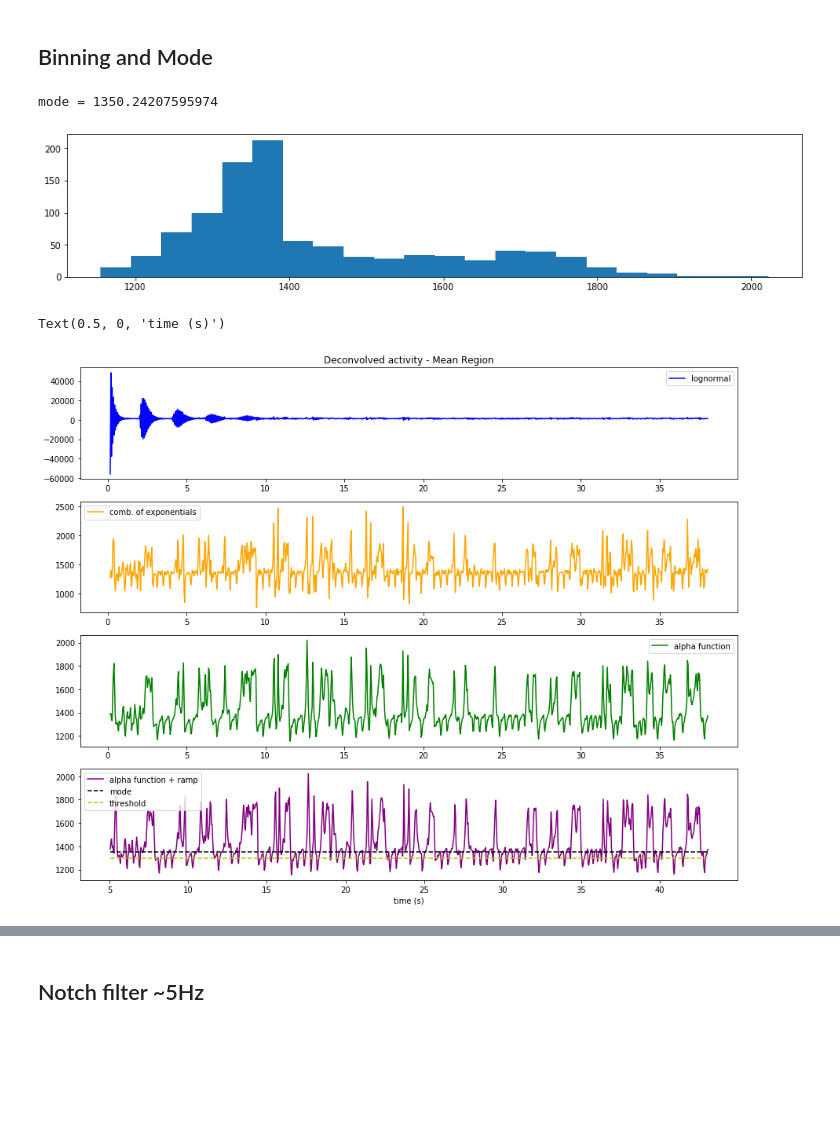
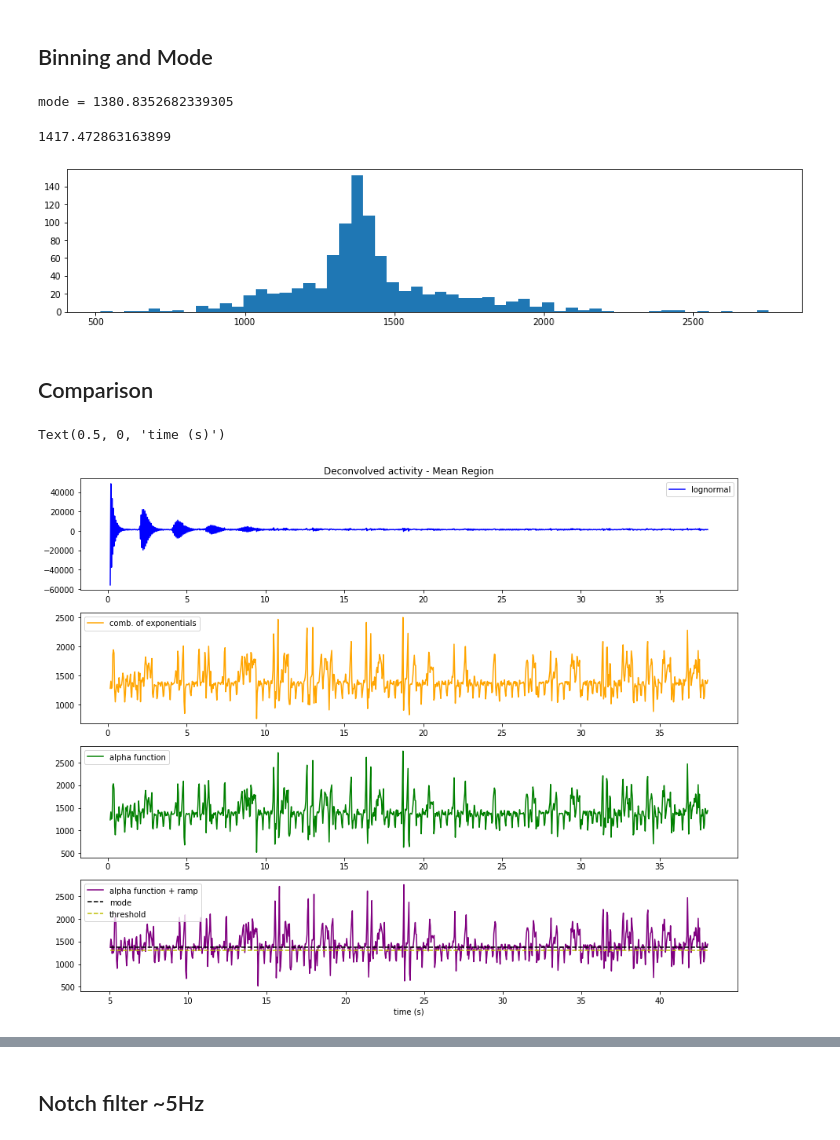
Before and after one commit to APE-group/cobrawap, a Jupyter notebook: showcase_notebooks/ult_deconvolution_quality.ipynb, the cells around one changed output, grey strips where cells are left out. Cells and saved outputs as stored; diff of their text form; code cells hidden in the pictures; blank space fills up the shorter version.

```diff
--- a/showcase_notebooks/ult_deconvolution_quality.ipynb
+++ b/showcase_notebooks/ult_deconvolution_quality.ipynb
@@ -102,8 +103,8 @@ def alpha(t,tau,n):
     func = (t/tau)**n * np.exp(-t/tau)
     return func / (np.sum(func)*t_step)
 # %%
-n = 0 #0.8 log
-tau = 0.4 #0.215 log 0.289 last
+n = 1 #0.8 log
+tau = 0.2 #0.215 log 0.289 last
 test2 = alpha(time,tau,n)
 # calculating the Fourier transform
 test2_ft = np.fft.rfft(test2)
@@ -237,21 +236,26 @@ ramp_activity_2 = deconvolve(y_ramp, test2[:50])
 # %%
 # kernel estimation on data
 kde = gaussian_kde(ramp_activity_2[0], bw_method='silverman')
-
-sp_def = 100000
-ker_pdf = kde(np.linspace(ramp_activity_2[0].min(),ramp_activity_2[0].max(),sp_def))
-
-kde_mod = ramp_activity_2[0].min() + (ramp_activity_2[0].max()-ramp_activity_2[0].min())/sp_def*ker_pdf.argmax()
+sp_def = 0.1 # fixing the resolution
+delay = 125
+kde_act = ramp_activity_2[0][delay:-delay]
+ker_pdf = kde(np.arange(kde_act.min(), kde_act.max(), sp_def))
+kde_mod = kde_act.min() + sp_def*ker_pdf.argmax()
 print("mode =",kde_mod)
 # %% [output]
-mode = 1350.24207595974
+mode = 1380.8352682339305
+# %%
+ramp_activity_2[0].mean()
+# %% [output]
+1417.472863163899
 # %%
 plt.figure(figsize=(15,3))
-#plt.hist(ramp_activity_2[0][800:900], bins=50)
-plt.hist(ramp_activity_2[0][100:1100], bins='auto')
+plt.hist(kde_act, bins='auto')
 plt.show()
 # %% [output]
-[figure, old version]
+[figure, new version]
+# %% [markdown]
+## Comparison
 # %%
 thre = 1300 # a occhio...
 # %%
@@ -276,7 +280,7 @@ plt.xlabel('time (s)')
 #plt.savefig(fname='deconvolved-mean.png', dpi=300)
 # %% [output]
 Text(0.5, 0, 'time (s)')
-[figure, old version]
+[figure, new version]
 # %%
 plt.figure(figsize=(15,5))
 plt.plot(time_ramp[750:800], ramp_activity_2[0][750:800], "co", label='alpha + ramp', color='purple')
```
Also changed, not shown: parts of 31 cells of this notebook.
